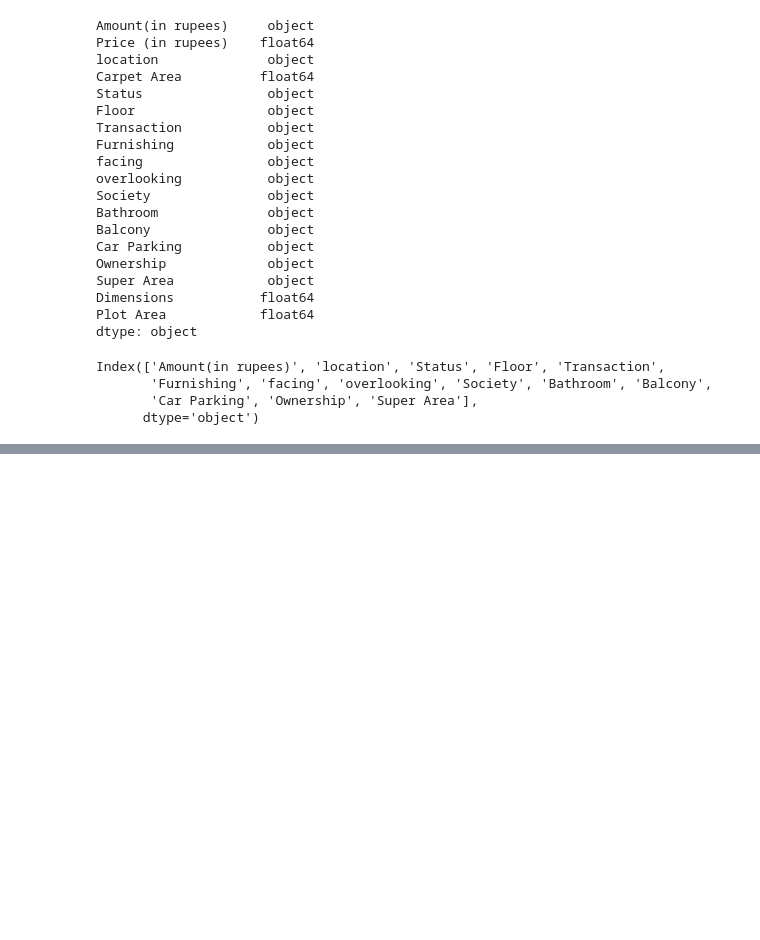
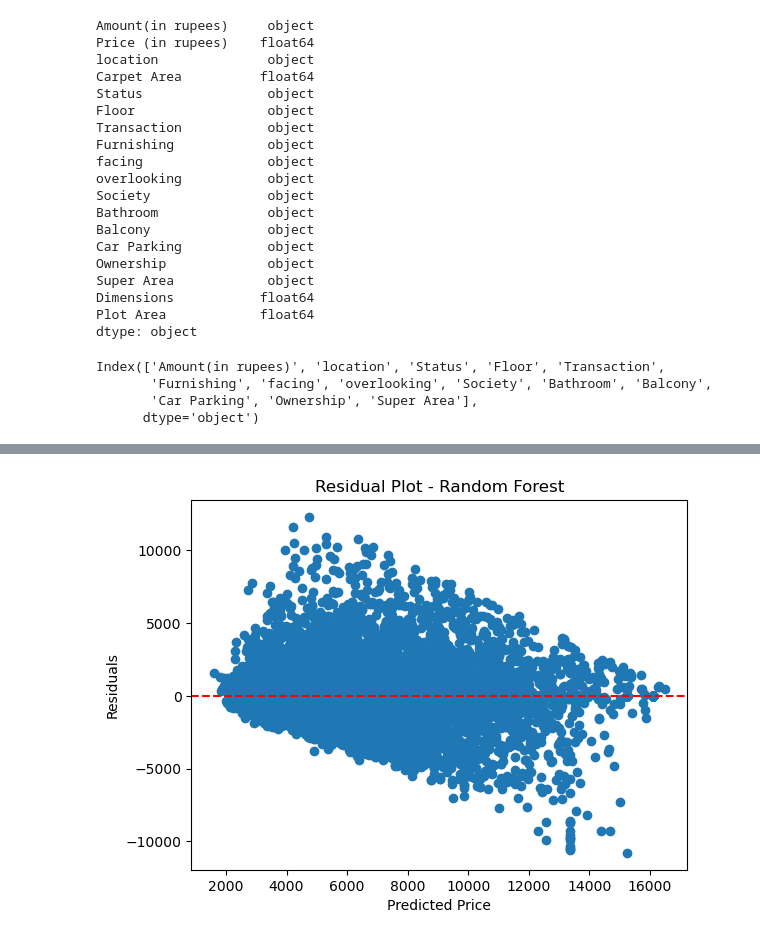
Before and after one commit to XINXIAO-project/house-price-prediction, a Jupyter notebook: notebooks/House_price_prediction.ipynb, the cells around one changed output, grey strips where cells are left out. Cells and saved outputs as stored; diff of their text form; code cells hidden in the pictures; blank space fills up the shorter version.

```diff
--- a/notebooks/House_price_prediction.ipynb
+++ b/notebooks/House_price_prediction.ipynb
@@ -335,0 +618,17 @@ memory usage: 45.4 MB
+# %%
+residuals_rf = y_test - y_pred_rf
+# %%
+plt.scatter(y_pred_rf, residuals_rf)
+
+plt.axhline(0, color='red', linestyle='--')
+
+plt.xlabel("Predicted Price")
+plt.ylabel("Residuals")
+
+plt.title("Residual Plot - Random Forest")
+
+plt.savefig("../outputs/figures/residual_plot_rf.png")
+
+plt.show()
+# %% [output]
+[figure, added]
```
Also changed, not shown: parts of 35 cells of this notebook, 6 other files.
